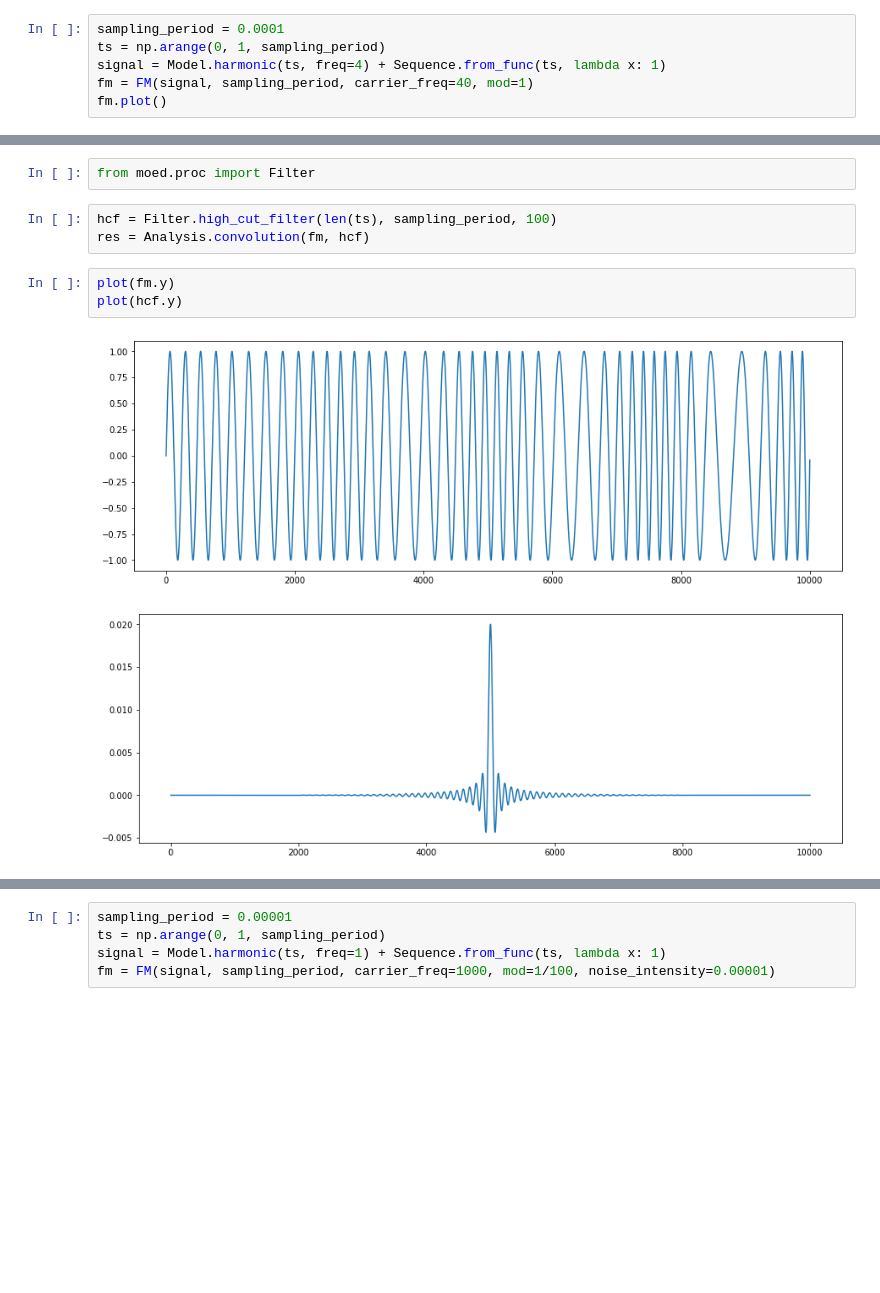
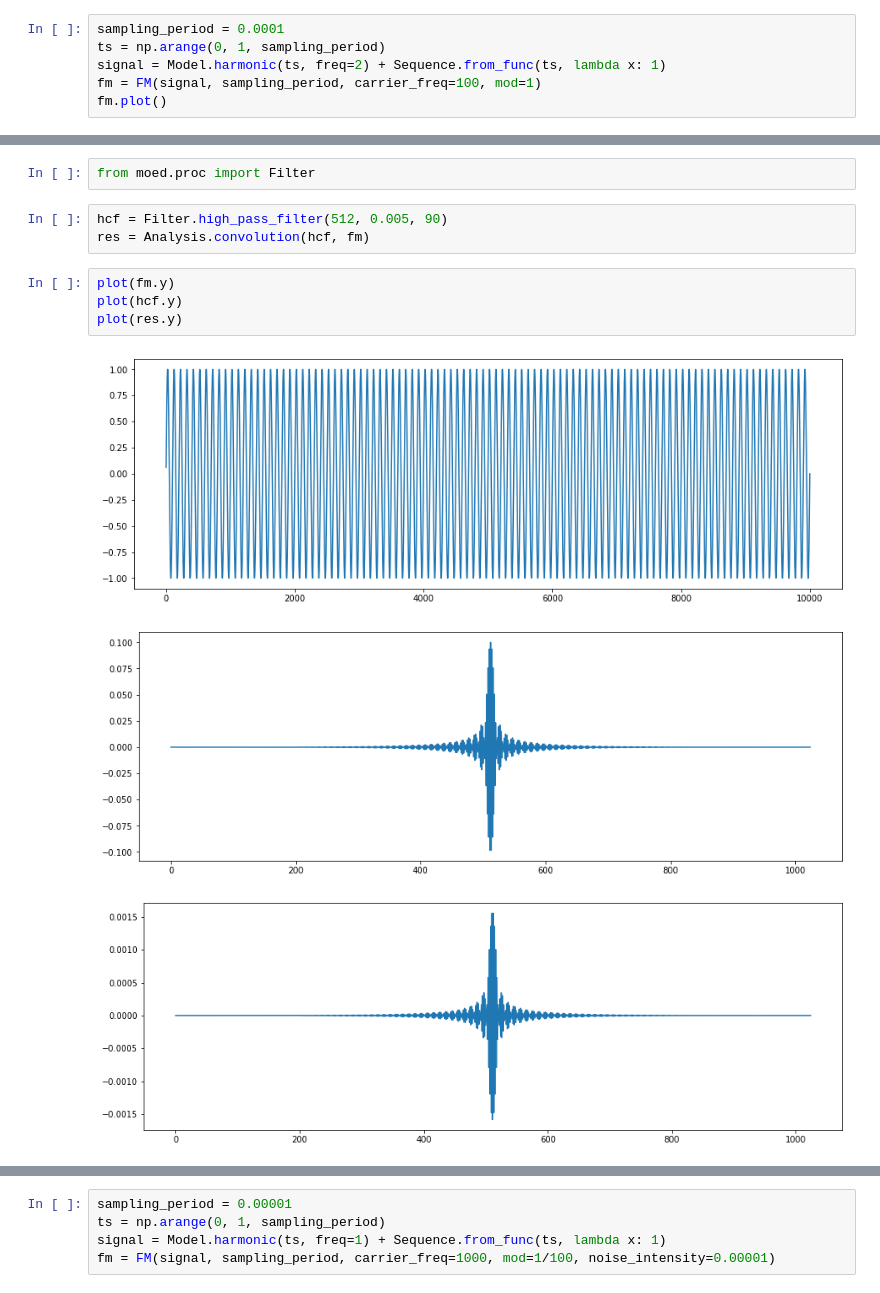
Before and after one commit to oborichkin/moed, a Jupyter notebook: Notebooks/17_FM_Modulation.ipynb, the cells around one changed output, grey strips where cells are left out. Cells and saved outputs as stored; diff of their text form; blank space fills up the shorter version.

```diff
--- a/Notebooks/17_FM_Modulation.ipynb
+++ b/Notebooks/17_FM_Modulation.ipynb
@@ -27,7 +27,7 @@ from moed.analysis import Analysis
 # %%
 sampling_period = 0.0001
 ts = np.arange(0, 1, sampling_period)
-signal = Model.harmonic(ts, freq=4) + Sequence.from_func(ts, lambda x: 1)
-fm = FM(signal, sampling_period, carrier_freq=40, mod=1)
+signal = Model.harmonic(ts, freq=2) + Sequence.from_func(ts, lambda x: 1)
+fm = FM(signal, sampling_period, carrier_freq=100, mod=1)
 fm.plot()
 # %% [output]
@@ -40,14 +40,16 @@ fm.plot()
 # %%
 from moed.proc import Filter
 # %%
-hcf = Filter.high_cut_filter(len(ts), sampling_period, 100)
-res = Analysis.convolution(fm, hcf)
+hcf = Filter.high_pass_filter(512, 0.005, 90)
+res = Analysis.convolution(hcf, fm)
 # %%
 plot(fm.y)
 plot(hcf.y)
+plot(res.y)
 # %% [output]
-[figure, old version]
+[figure, new version]
-[figure, old version]
+[figure, new version]
+[figure, added]
 # %%
 sampling_period = 0.0001
 ts = np.arange(0, 1, sampling_period)
```
Also changed, not shown: parts of 2 cells of this notebook, 2 other files.
